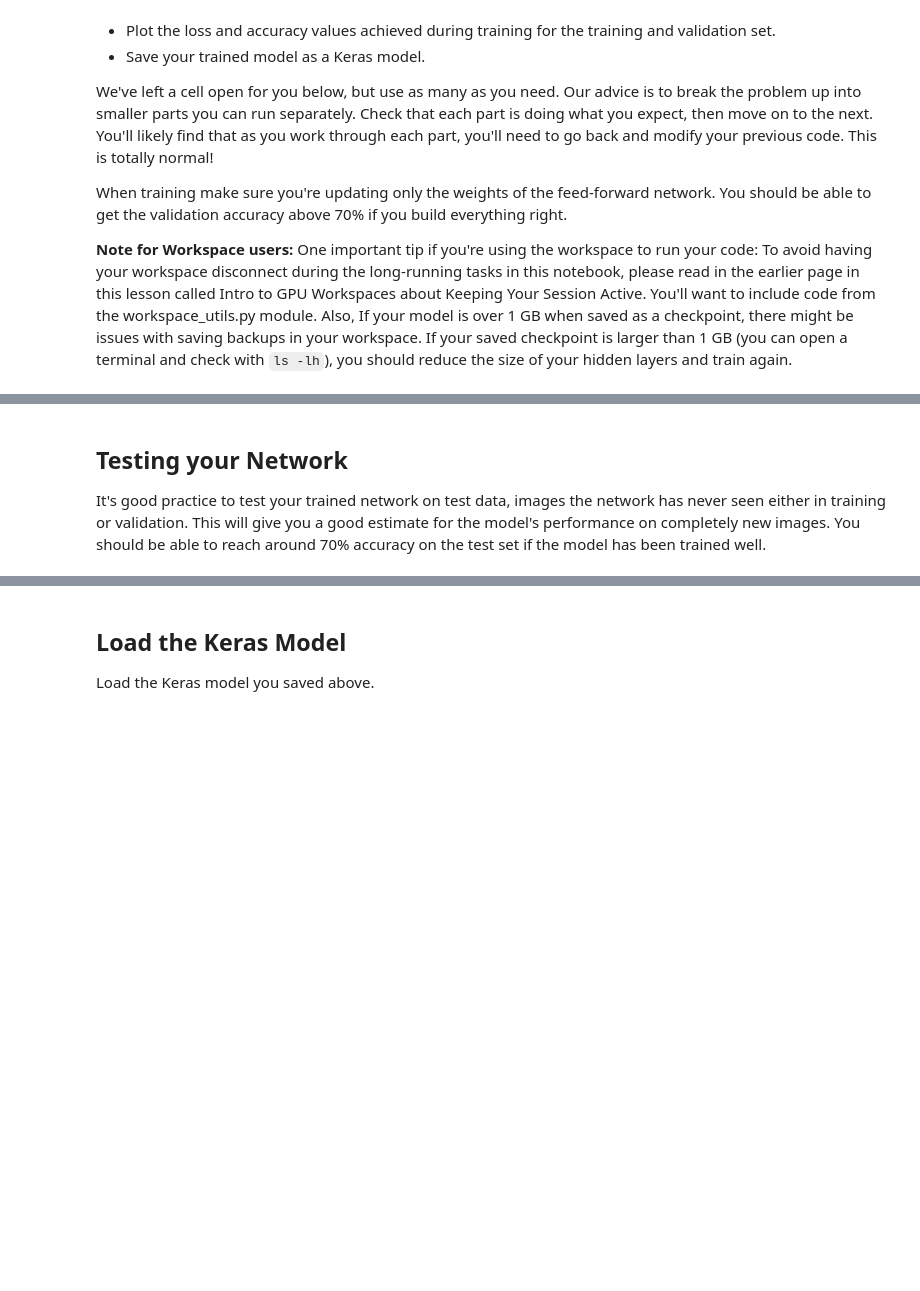
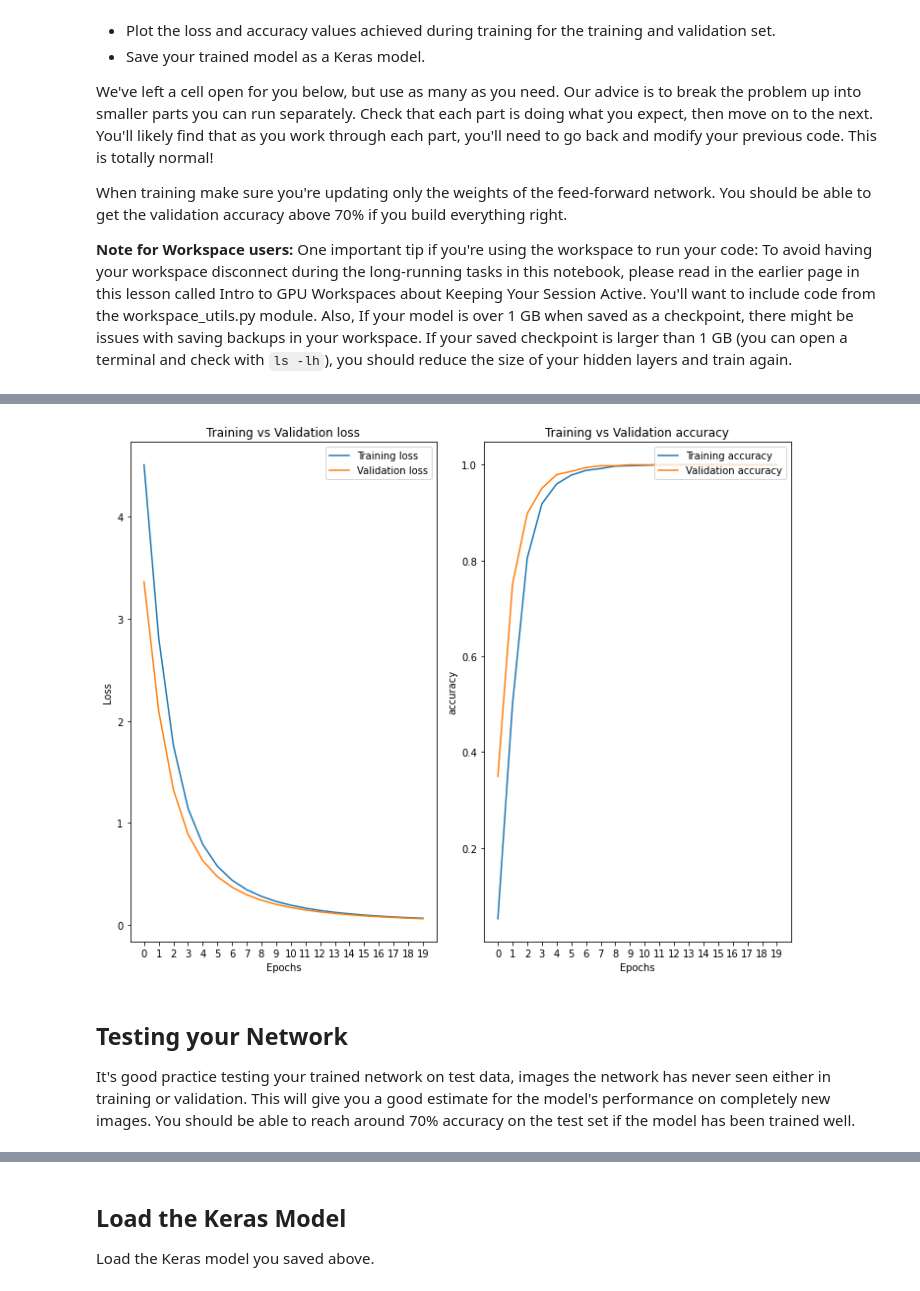
Before and after one commit to OS-Shoaib/TF-Image-classifier, a Jupyter notebook: Project_Image_Classifier_Project.ipynb, the cells around one changed output, grey strips where cells are left out. Drawn from its saved outputs; the diff is of its cells as text; code cells hidden in the pictures; blank space fills up the shorter version.

Commit message:
Model trained and saved

```diff
--- a/Project_Image_Classifier_Project.ipynb
+++ b/Project_Image_Classifier_Project.ipynb
@@ -260,5 +250,31 @@ KeyboardInterrupt:
+# %%
+# Plot the loss and accuracy values achieved during training for the training and validation set.
+
+x_axes = range(epochs)
+fig, (ax1,ax2) = plt.subplots(figsize=(10,8), ncols=2)
+
+ax1.plot(history.history['loss'], label='Training loss')
+ax1.plot(history.history['val_loss'], label = 'Validation loss')
+ax1.set_title("Training vs Validation loss")
+ax1.set_xticks(x_axes)
+ax1.set_ylabel("Loss")
+ax1.set_xlabel("Epochs")
+ax1.legend(loc='upper right')
+
+ax2.plot(history.history['accuracy'], label='Training accuracy')
+ax2.plot(history.history['val_accuracy'], label='Validation accuracy')
+ax2.set_title("Training vs Validation accuracy")
+ax2.set_xticks(x_axes)
+ax2.set_ylabel("accuracy")
+ax2.set_xlabel("Epochs")
+
+ax2.legend(loc='upper right')
+plt.tight_layout()
+plt.show()
+# %% [output]
+[figure, added]
 # %% [markdown]
 ## Testing your Network
 
-It's good practice to test your trained network on test data, images the network has never seen either in training or validation. This will give you a good estimate for the model's performance on completely new images. You should be able to reach around 70% accuracy on the test set if the model has been trained well.
+It's good practice testing your trained network on test data, images the network has never seen either in training or validation. This will give you a good estimate for the model's performance on completely new images. You should be able to reach around 70% accuracy on the test set if the model has been trained well.
 # %%
```
Also changed, not shown: parts of 12 cells of this notebook, 1 other file.
